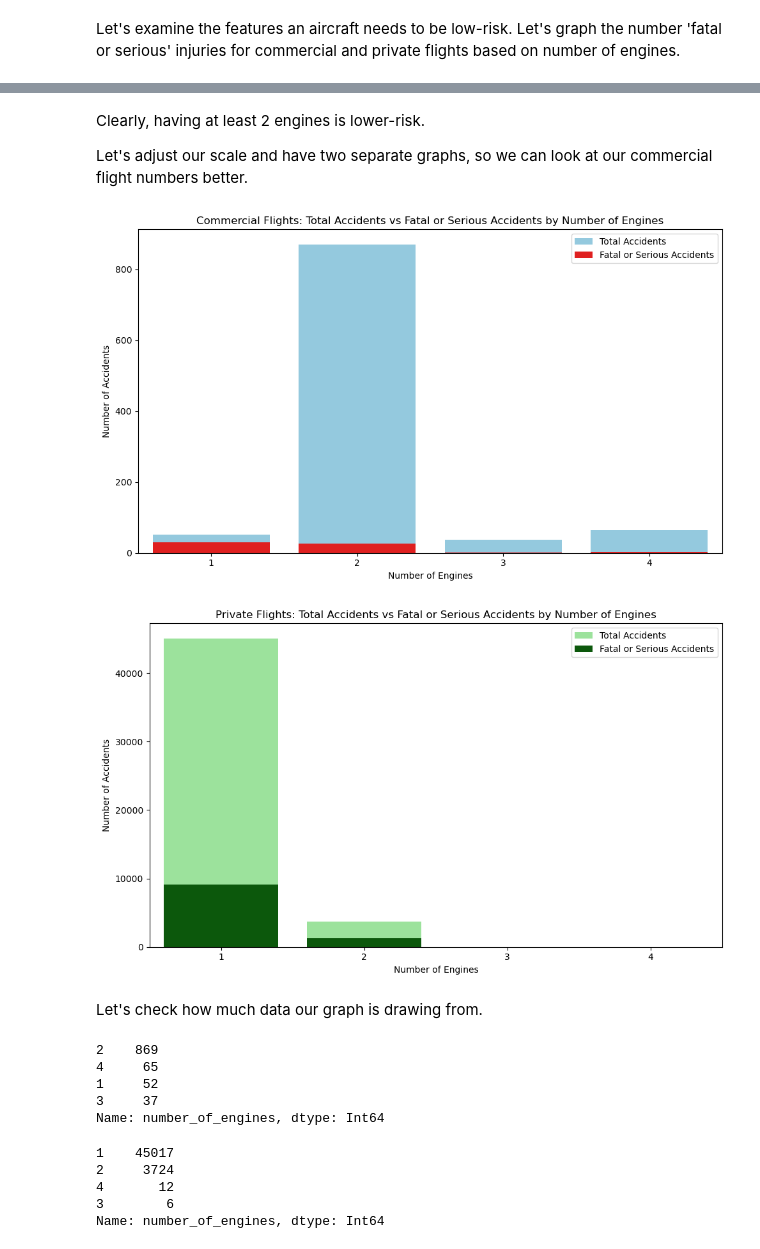
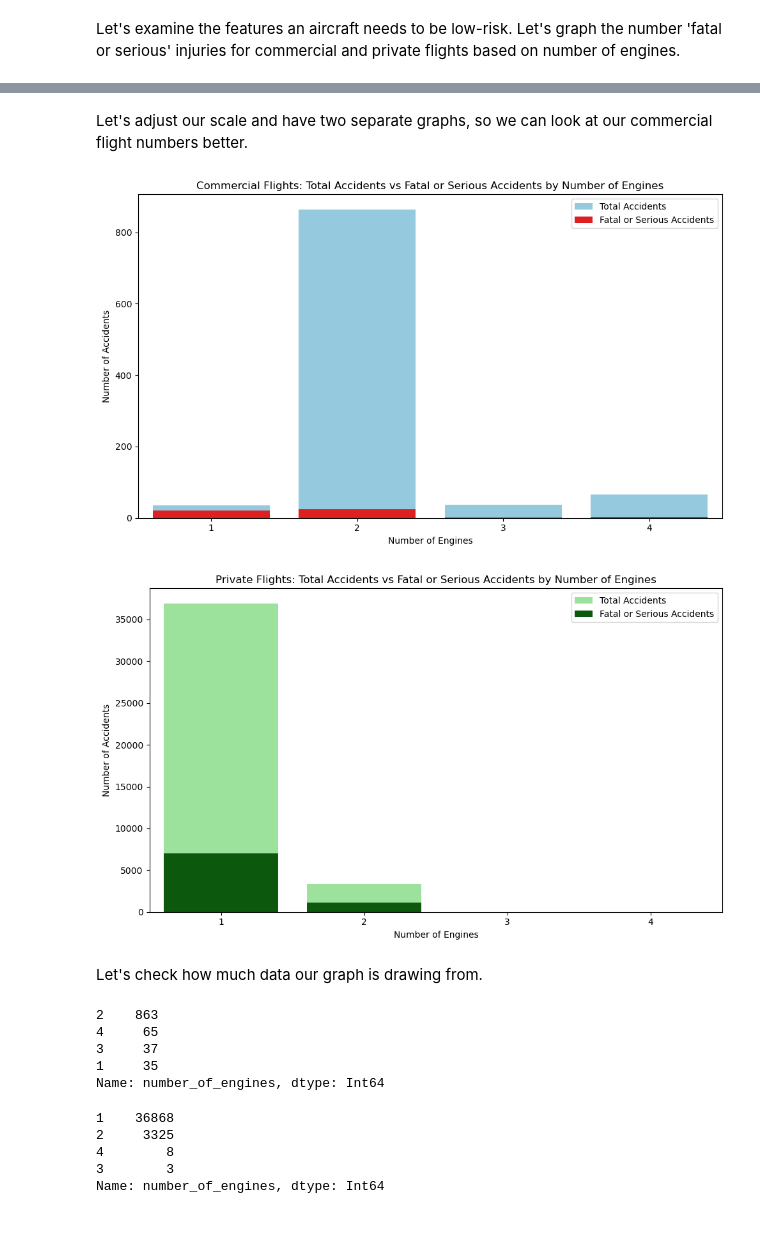
Before and after one commit to emmascotson/aviation-venture-risk-eda, a Jupyter notebook: aviation-venture-risk-eda.ipynb, the cells around one changed output, grey strips where cells are left out. Saved outputs shown, nothing was run; the diff lists cells and outputs as text; code cells hidden in the pictures.

```diff
--- a/aviation-venture-risk-eda.ipynb
+++ b/aviation-venture-risk-eda.ipynb
@@ -29,6 +45,9 @@ dtype_spec = {
 #now load it in full without warnings
 aviation_data = pd.read_csv("data/AviationData.csv",encoding="latin1", dtype=dtype_spec)
 uscode_data = pd.read_csv("data/USState_Codes.csv")
+
+# Replace string 'nan' with actual np.nan, for ones we forced to load as strings to avoid data type warning
+aviation_data = aviation_data.replace('nan', np.nan)
 # %% [markdown]
 # Standardize Column Names
 # %%
@@ -1683,10 +1731,10 @@ We can also make a column outlining the ratio of fatal to non-fatal injuries.
 aviation_data['fatal_to_non_ratio'] = aviation_data['total_fatal_injuries']/(aviation_data['total_serious_injuries'] + aviation_data['total_minor_injuries'] + aviation_data['total_uninjured'])
 
 #Make sure you account for places where the denominator might be 0
-#aviation_data['fatal_to_non_ratio'].fillna(aviation_data['total_fatal_injuries'], inplace=True)
+aviation_data['fatal_to_non_ratio'].fillna(aviation_data['total_fatal_injuries'], inplace=True)
 
 #As well as places where the numerator and denominator are both 0
-#aviation_data['fatal_to_non_ratio'].fillna(0, inplace=True)
+aviation_data['fatal_to_non_ratio'].fillna(0, inplace=True)
 
 display(aviation_data['fatal_to_non_ratio'].value_counts())
 # %% [output]
@@ -2131,10 +2332,8 @@ plt.show()
 # %% [markdown]
-Clearly, having at least 2 engines is lower-risk.
-
 Let's adjust our scale and have two separate graphs, so we can look at our commercial flight numbers better.
 # %%
 # Filter the data for commercial flights
-commercial_flights = aviation_data[aviation_data['purpose_of_flight'] == 'commercial']
+commercial_flights = aviation_data[(aviation_data['purpose_of_flight'] == 'commercial') & (aviation_data['aircraft_category'] == 'airplane')]
 
 # Group the filtered data by 'number_of_engines' and calculate the total number of accidents and 'Fatal or Serious' accidents
 total_accidents_commercial = commercial_flights.groupby('number_of_engines').size().reset_index(name='total_accidents')
@@ -2149,51 +2348,51 @@ sns.barplot(x='number_of_engines', y='total_accidents', data=merged_data_commerc
 sns.barplot(x='number_of_engines', y='fatal_or_serious', data=merged_data_commercial, color='red', label='Fatal or Serious Accidents')
 
 plt.title('Commercial Flights: Total Accidents vs Fatal or Serious Accidents by Number of Engines')
 plt.xlabel('Number of Engines')
 plt.ylabel('Number of Accidents')
 plt.legend()
 plt.tight_layout()
 plt.show()
 
 # Filter the data for private flights
-private_flights = aviation_data[aviation_data['purpose_of_flight'] == 'private']
+private_flights = aviation_data[(aviation_data['purpose_of_flight'] == 'private') & (aviation_data['aircraft_category'] == 'airplane')]
 
 # Group the filtered data by 'number_of_engines' and calculate the total number of accidents and 'Fatal or Serious' accidents
 total_accidents_private = private_flights.groupby('number_of_engines').size().reset_index(name='total_accidents')
 fatal_or_serious_private = private_flights[private_flights['severity_category'] == 'Fatal or Serious'].groupby('number_of_engines').size().reset_index(name='fatal_or_serious')
 
 # Merge the dataframes to have the 'total_accidents' and 'fatal_or_serious' columns for private flights
 merged_data_private = pd.merge(total_accidents_private, fatal_or_serious_private, on='number_of_engines', how='outer')
 
 # Plot the bar graph for private flights
 plt.figure(figsize=(10, 6))
 sns.barplot(x='number_of_engines', y='total_accidents', data=merged_data_private, color='lightgreen', label='Total Accidents')
 sns.barplot(x='number_of_engines', y='fatal_or_serious', data=merged_data_private, color='darkgreen', label='Fatal or Serious Accidents')
 
 plt.title('Private Flights: Total Accidents vs Fatal or Serious Accidents by Number of Engines')
 plt.xlabel('Number of Engines')
 plt.ylabel('Number of Accidents')
 plt.legend()
 plt.tight_layout()
 plt.show()
 # %% [output]
-[figure, old version]
+[figure, new version]
-[figure, old version]
+[figure, new version]
 # %% [markdown]
 Let's check how much data our graph is drawing from.
 # %%
 commercial_flights['number_of_engines'].value_counts()
 # %% [output]
-2    869
+2    863
 4     65
-1     52
 3     37
+1     35
 Name: number_of_engines, dtype: Int64
 # %%
 private_flights['number_of_engines'].value_counts()
 # %% [output]
-1    45017
-2     3724
-4       12
-3        6
+1    36868
+2     3325
+4        8
+3        3
 Name: number_of_engines, dtype: Int64
```
Also changed, not shown: parts of 99 cells of this notebook, 1 other file.
